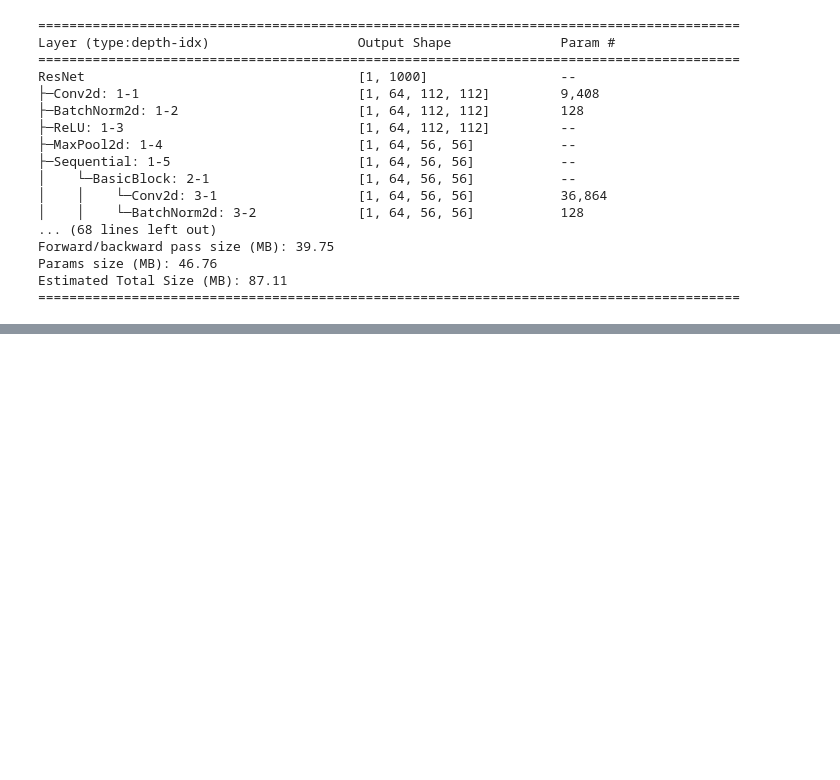
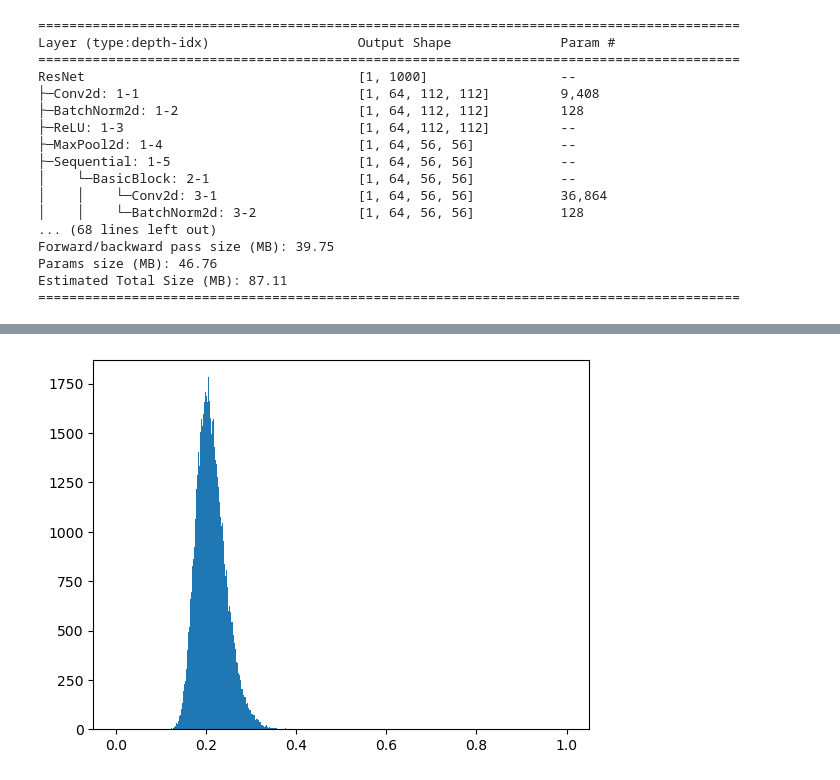
Before and after one commit to astralarya/network_inflation, a Jupyter notebook: Resnet.ipynb, the cells around one changed output, grey strips where cells are left out. Drawn from its saved outputs; the diff is of its cells as text; code cells hidden in the pictures; blank space fills up the shorter version.

Commit message:
graphs

```diff
--- a/Resnet.ipynb
+++ b/Resnet.ipynb
@@ -229,0 +249,4 @@ null_similarity(resnet152)
+# %%
+null_similarity(resnet50)
+# %% [output]
+[figure, added]
```
Also changed, not shown: parts of 13 cells of this notebook.
